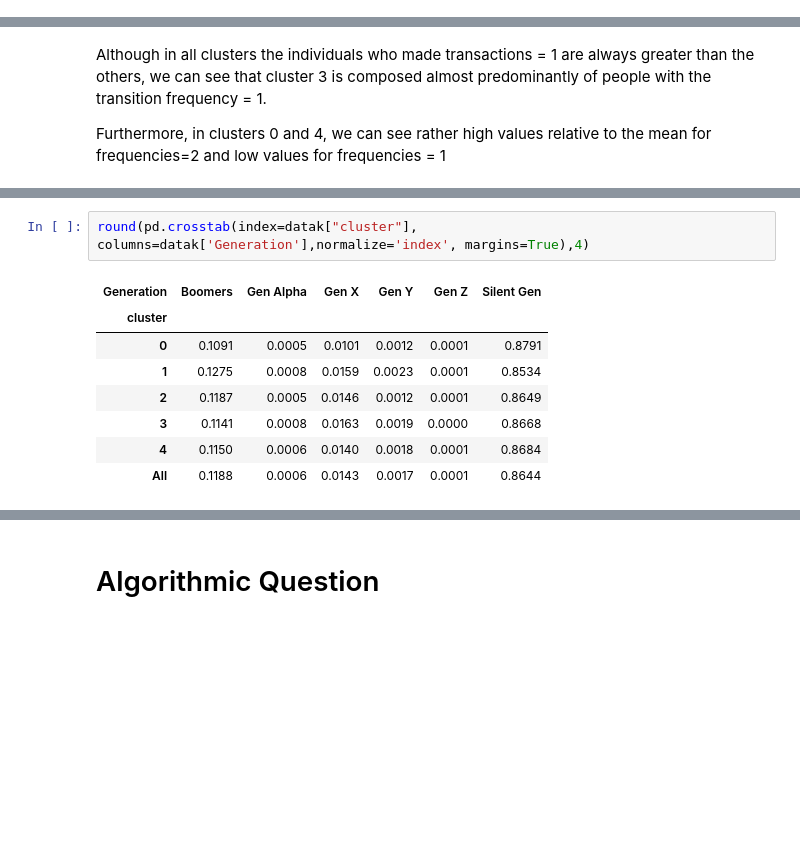
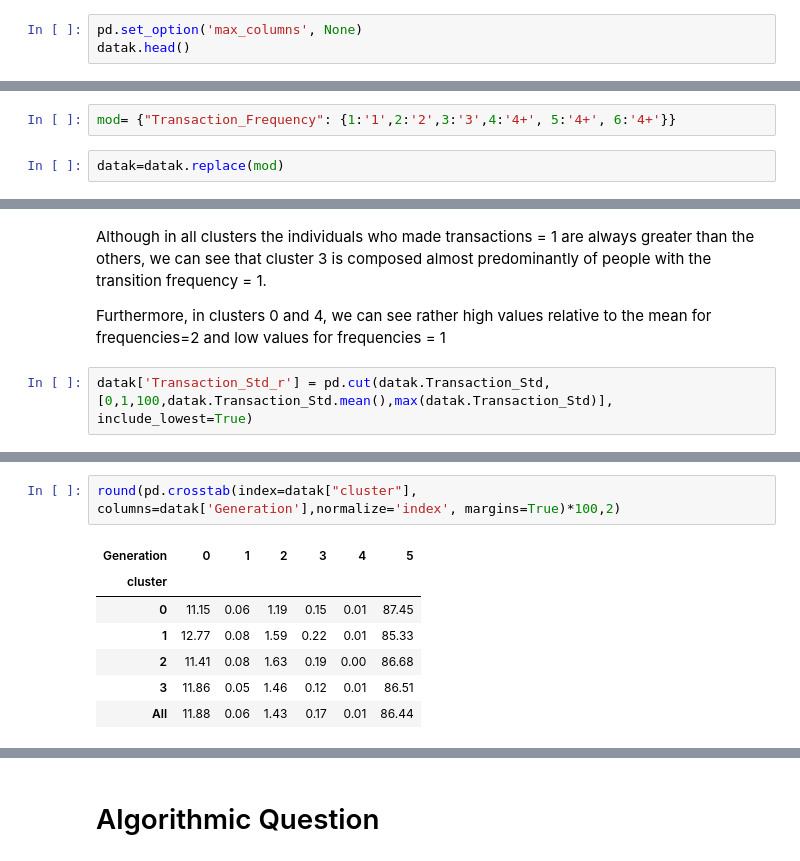
Before and after one commit to Sottix99/ADM-HW4, a Jupyter notebook: main_ale.ipynb, the cells around one changed output, grey strips where cells are left out. Saved outputs shown, nothing was run; the diff lists cells and outputs as text; blank space fills up the shorter version.

```diff
--- a/main_ale.ipynb
+++ b/main_ale.ipynb
@@ -1039,2 +1039,5 @@ dataset_k.to_csv('/content/drive/MyDrive/adm hw4/kmeans_dataset.csv', index=Fals
 # %%
 datak = pd.read_csv(r'/content/drive/MyDrive/adm hw4/kmeans_dataset.csv')
+# %%
+pd.set_option('max_columns', None)
+datak.head()
@@ -1052 +1066,5 @@ We think that the 3 features that are important to identify the cluster of the c
+# %%
+mod= {"Transaction_Frequency": {1:'1',2:'2',3:'3',4:'4+', 5:'4+', 6:'4+'}}
+# %%
+datak=datak.replace(mod)
 # %%
@@ -1064,3 +1081,5 @@ round(pd.crosstab(index=datak["cluster"], columns=datak['Transaction_Frequency']
 Although in all clusters the individuals who made transactions = 1 are always greater than the others, we can see that cluster 3 is composed almost predominantly of people with the transition frequency = 1.
 
 Furthermore, in clusters 0 and 4, we can see rather high values relative to the mean for frequencies=2 and low values for frequencies = 1
+# %%
+datak['Transaction_Std_r'] = pd.cut(datak.Transaction_Std, [0,1,100,datak.Transaction_Std.mean(),max(datak.Transaction_Std)], include_lowest=True)
@@ -1067,11 +1116,10 @@ Furthermore, in clusters 0 and 4, we can see rather high values relative to the
 # %%
-round(pd.crosstab(index=datak["cluster"], columns=datak['Generation'],normalize='index', margins=True),4)
+round(pd.crosstab(index=datak["cluster"], columns=datak['Generation'],normalize='index', margins=True)*100,2)
 # %% [output]
-| Generation | Boomers | Gen Alpha | Gen X | Gen Y | Gen Z | Silent Gen |
+| Generation | 0 | 1 | 2 | 3 | 4 | 5 |
 | cluster |  |  |  |  |  |  |
-| 0 | 0.1091 | 0.0005 | 0.0101 | 0.0012 | 0.0001 | 0.8791 |
-| 1 | 0.1275 | 0.0008 | 0.0159 | 0.0023 | 0.0001 | 0.8534 |
-| 2 | 0.1187 | 0.0005 | 0.0146 | 0.0012 | 0.0001 | 0.8649 |
-| 3 | 0.1141 | 0.0008 | 0.0163 | 0.0019 | 0.0000 | 0.8668 |
-| 4 | 0.1150 | 0.0006 | 0.0140 | 0.0018 | 0.0001 | 0.8684 |
-| All | 0.1188 | 0.0006 | 0.0143 | 0.0017 | 0.0001 | 0.8644 |
+| 0 | 11.15 | 0.06 | 1.19 | 0.15 | 0.01 | 87.45 |
+| 1 | 12.77 | 0.08 | 1.59 | 0.22 | 0.01 | 85.33 |
+| 2 | 11.41 | 0.08 | 1.63 | 0.19 | 0.00 | 86.68 |
+| 3 | 11.86 | 0.05 | 1.46 | 0.12 | 0.01 | 86.51 |
+| All | 11.88 | 0.06 | 1.43 | 0.17 | 0.01 | 86.44 |
```
Also changed, not shown: parts of 13 cells of this notebook.
